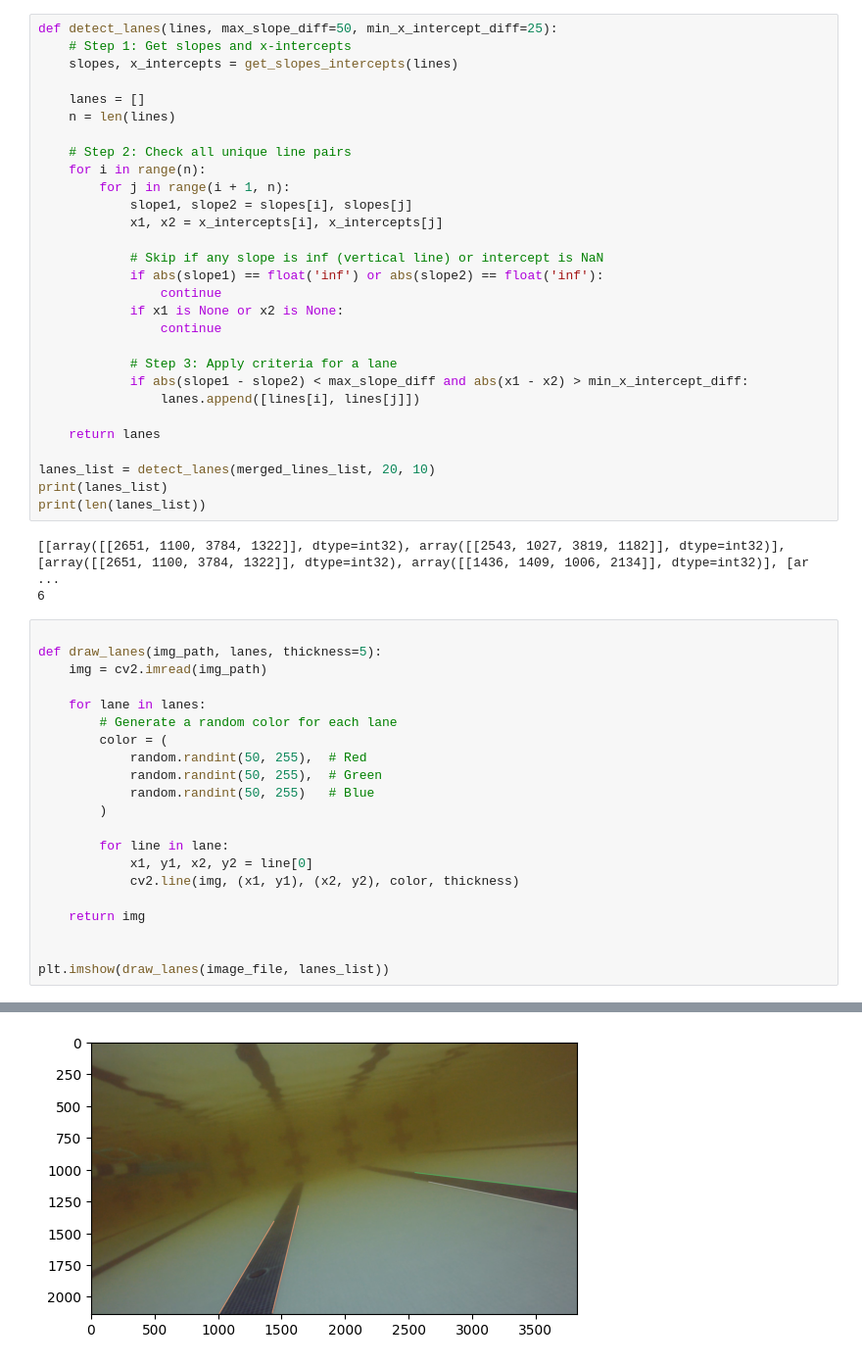
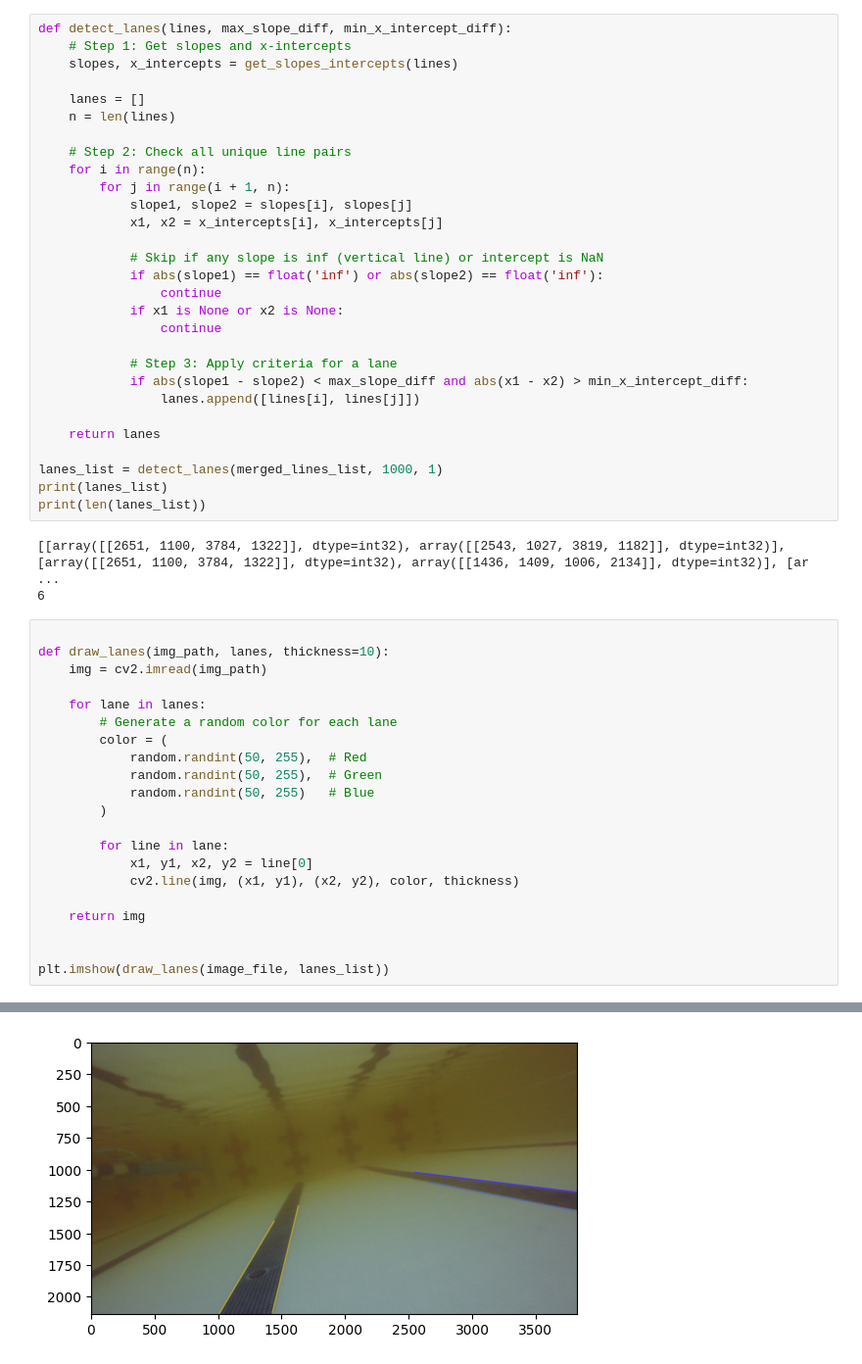
Before and after one commit to TacoPhat/Carson-cv-intro, a Jupyter notebook: lane_detection.ipynb, the cells around one changed output, grey strips where cells are left out. Shown at 98% size. Cells and saved outputs as stored; diff of their text form.

```diff
--- a/lane_detection.ipynb
+++ b/lane_detection.ipynb
@@ -151,5 +164,5 @@ print(merged_lines_list)
 # %%
-def detect_lanes(lines, max_slope_diff=50, min_x_intercept_diff=25):
+def detect_lanes(lines, max_slope_diff, min_x_intercept_diff):
     # Step 1: Get slopes and x-intercepts
     slopes, x_intercepts = get_slopes_intercepts(lines)
 
@@ -174,7 +187,7 @@ def detect_lanes(lines, max_slope_diff=50, min_x_intercept_diff=25):
 
     return lanes
 
-lanes_list = detect_lanes(merged_lines_list, 20, 10)
+lanes_list = detect_lanes(merged_lines_list, 1000, 1)
 print(lanes_list)
 print(len(lanes_list))
 # %% [output]
@@ -182,25 +195,25 @@ print(len(lanes_list))
 6
 # %%
 
-def draw_lanes(img_path, lanes, thickness=5):
+def draw_lanes(img_path, lanes, thickness=10):
     img = cv2.imread(img_path)
 
     for lane in lanes:
         # Generate a random color for each lane
         color = (
             random.randint(50, 255),  # Red
             random.randint(50, 255),  # Green
             random.randint(50, 255)   # Blue
         )
 
         for line in lane:
             x1, y1, x2, y2 = line[0]
             cv2.line(img, (x1, y1), (x2, y2), color, thickness)
 
     return img
 
 
 plt.imshow(draw_lanes(image_file, lanes_list))
 # %% [output]
 <matplotlib.image.AxesImage at 0x...>
-[figure, old version]
+[figure, new version]
```
Also changed, not shown: parts of 2 cells of this notebook.
